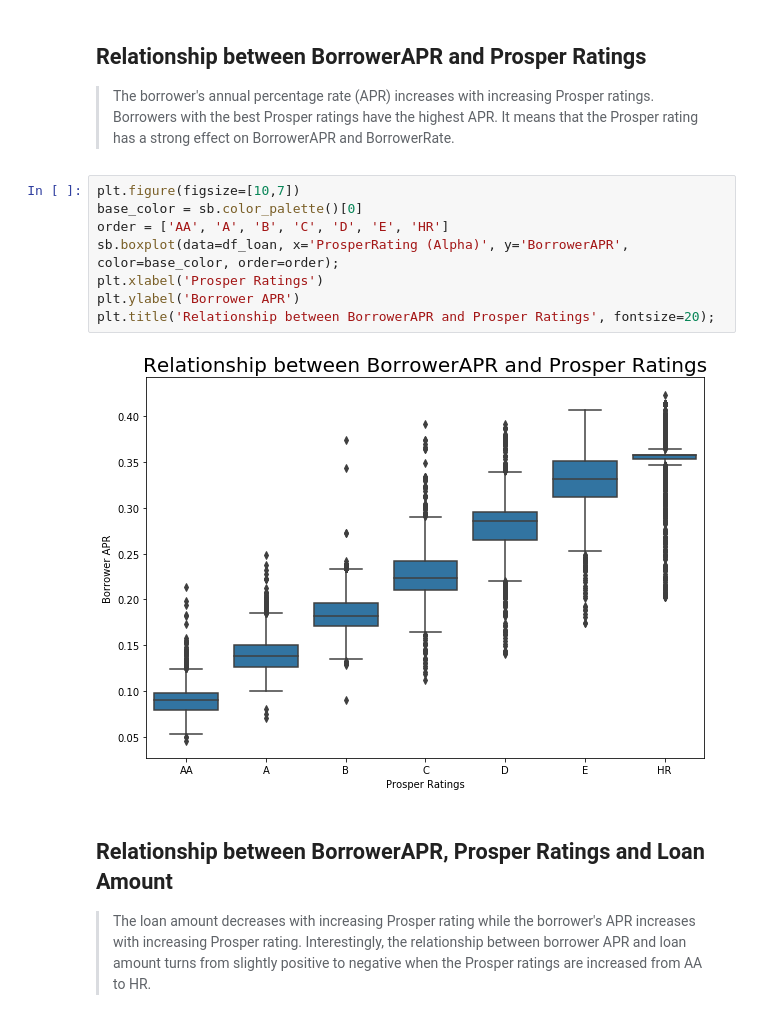
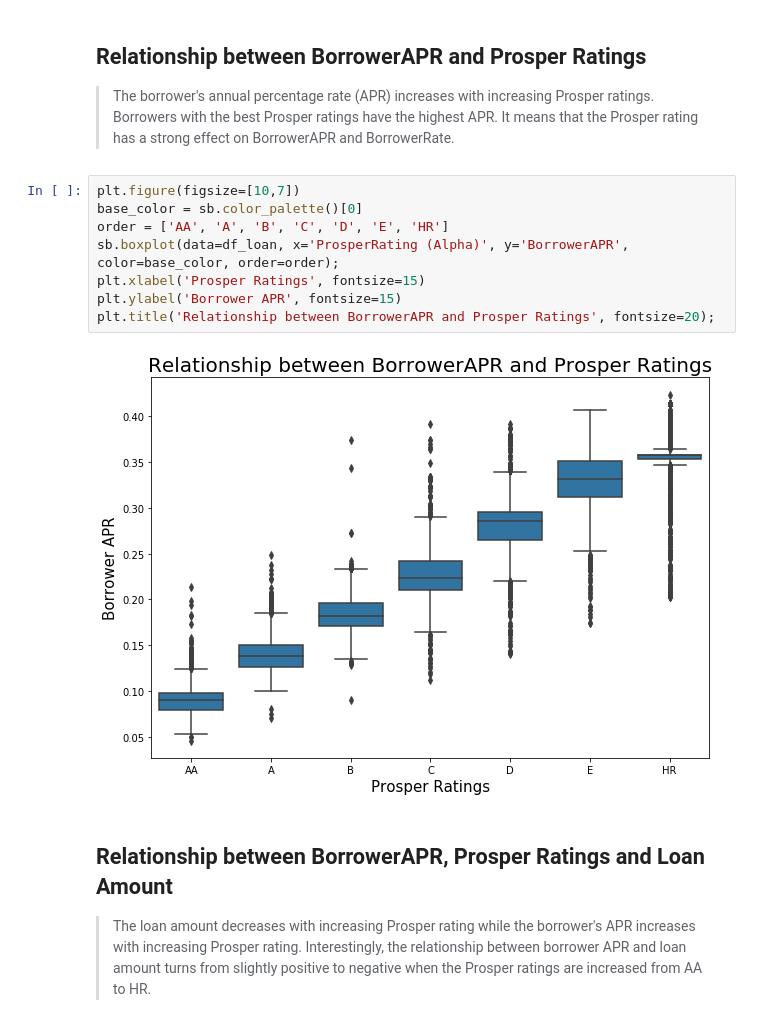
Before and after one commit to Dekunmi/Prosper, a Jupyter notebook: ProsperLoan_slide_deck.ipynb, the cells around one changed output. Drawn from its saved outputs; the diff is of its cells as text.

```diff
--- a/ProsperLoan_slide_deck.ipynb
+++ b/ProsperLoan_slide_deck.ipynb
@@ -107,13 +111,13 @@ plt.title('Relationship between BorrowerAPR and LoanOriginalAmount', fontsize=20
 # %%
 plt.figure(figsize=[10,7])
 base_color = sb.color_palette()[0]
 order = ['AA', 'A', 'B', 'C', 'D', 'E', 'HR']
 sb.boxplot(data=df_loan, x='ProsperRating (Alpha)', y='BorrowerAPR', color=base_color, order=order);
-plt.xlabel('Prosper Ratings')
-plt.ylabel('Borrower APR')
+plt.xlabel('Prosper Ratings', fontsize=15)
+plt.ylabel('Borrower APR', fontsize=15)
 plt.title('Relationship between BorrowerAPR and Prosper Ratings', fontsize=20);
 # %% [output]
-[figure, old version]
+[figure, new version]
 # %% [markdown]
 ## Relationship between BorrowerAPR, Prosper Ratings and Loan Amount
 
```
Also changed, not shown: parts of 6 cells of this notebook, 1 other file.
